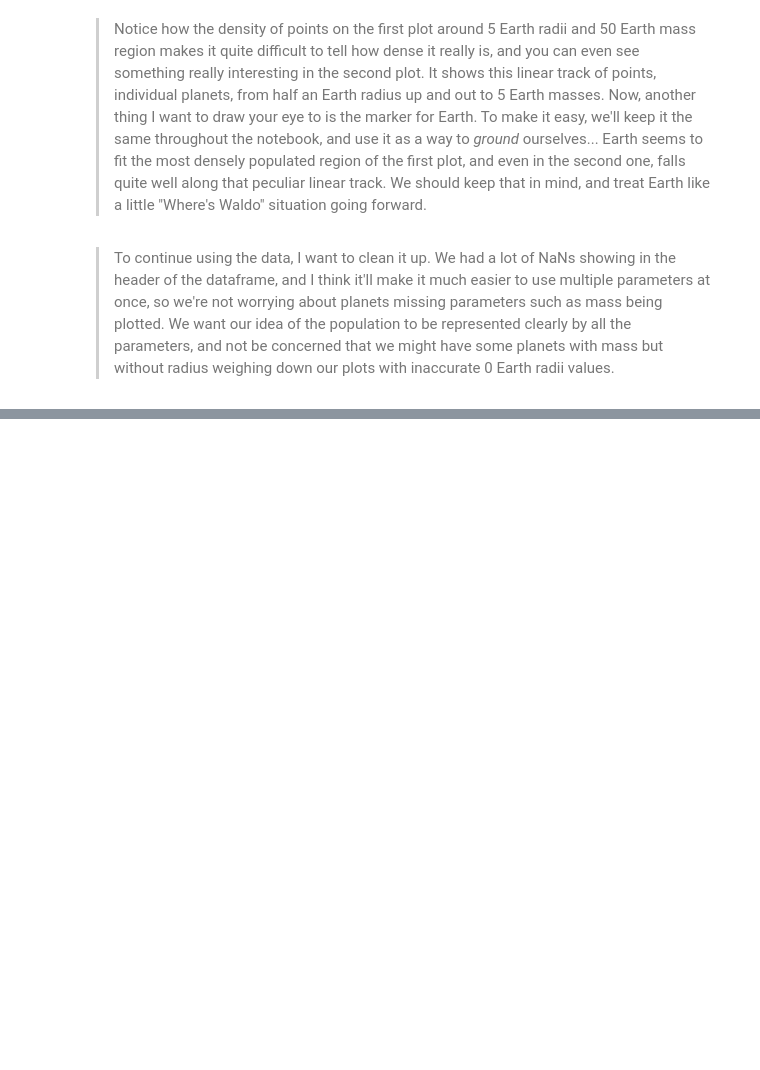
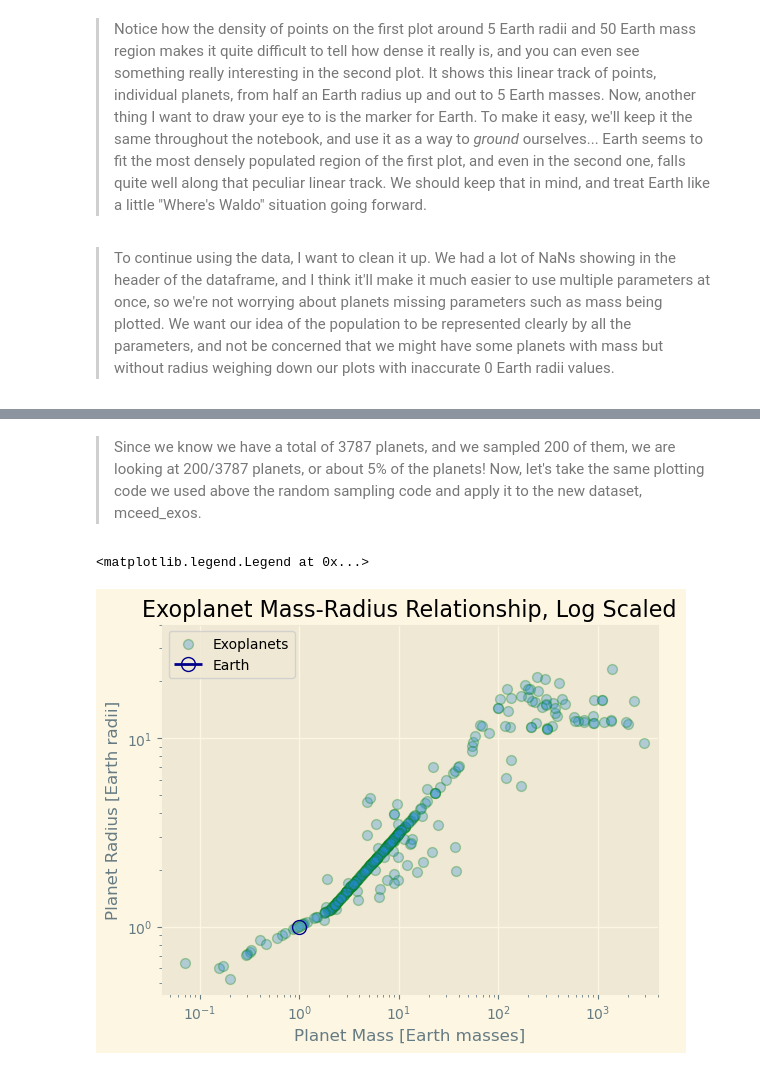
Before and after one commit to nirihs/Exo_Pop_Project, a Jupyter notebook: final_project.ipynb, the cells around one changed output, grey strips where cells are left out. Saved outputs shown, nothing was run; the diff lists cells and outputs as text; code cells hidden in the pictures; blank space fills up the shorter version.

```diff
--- a/final_project.ipynb
+++ b/final_project.ipynb
@@ -218,0 +163,38 @@ plt.legend()
+# %%
+N_1 = 350 # Number of planets we want to sample
+def mc_sampling(exo_data, x, y, xaxis, yaxis): # These are variables we can generalize and change at the bottom of the block
+    exo_list = len(exo_data) # We are creating a list that is the length of the dataset
+    choose_exos = [] # Creating an empty array
+    # The below 5 lines are used for creating a directory to save new plots to, then redirect the directory to that location
+    directory = str(N_1)+'_planets/'
+    directory = rename(directory)
+    os.makedirs(directory, exist_ok=True)
+    parent_dir = "/Users/shirin/Desktop/comp_meth/final_project/"
+    image_folder=os.path.join(parent_dir, directory)
+
+    for i in range(N_1): # Every time this loops, the indented code will work
+        random_select = np.random.randint(0, exo_list-1) # Randomly selecting a number from a bucket, where each number from exo_list was assigned to a planet
+        exos = exo_data.iloc[random_select]
+        choose_exos.append(exos) # Appending the list we created
+
+        #Plotting each point
+        plt.figure(figsize=(6,6))
+        plt.title('Monte Carlo Sampling')
+        plt.xlabel(str(x))
+        plt.ylabel(str(y))
+        plt.xlim(0, xaxis)
+        plt.ylim(0, yaxis)
+        plt.scatter(choose_exos[-1][x], choose_exos[-1][y], color='red', marker='o') # using a red marker to mark each new point put down
+
+        for j in range(i+1):
+            plt.scatter(choose_exos[j][x], choose_exos[j][y], marker='o', alpha=0.5) # plotting each point that was randomly selected
+
+        plt.savefig(directory+str(i)+'.png')
+        plt.close()
+
+    plt.show(block=False)
+    return pd.DataFrame(choose_exos)
+
+random_exos = mc_sampling(exo_data, x='Planet Mass [Earth masses]', y='Planet Radius [Earth radii]', xaxis=2000, yaxis=30)
+mceed_exos = pd.DataFrame(random_exos)
+#print(random_exos)
@@ -218,0 +227,12 @@ plt.legend()
+# %% [markdown]
+> Since we know we have a total of 3787 planets, and we sampled 200 of them, we are looking at 200/3787 planets, or about 5% of the planets! Now, let's take the same plotting code we used above the random sampling code and apply it to the new dataset, mceed_exos.
+# %%
+ax = mceed_exos.plot(x='Planet Mass [Earth masses]', y='Planet Radius [Earth radii]', alpha=0.3, xlim=(0,4000), ylim=(0,40), kind='scatter', logx=True, logy=True, s=50, edgecolor='green', label='Exoplanets')
+# Plotting Earth on there too!
+ax.plot(1, 1, marker='o', color='white', alpha=0.2, markersize=10, zorder=999)
+ax.plot(1, 1, marker='o', color='darkblue', markersize=10, markerfacecolor='none', zorder=1000, label='Earth')
+ax.set_title('Exoplanet Mass-Radius Relationship, Log Scaled')
+ax.legend()
+# %% [output]
+<matplotlib.legend.Legend at 0x...>
+[figure, added]
```
Also changed, not shown: parts of 48 cells of this notebook, 4 other files.
